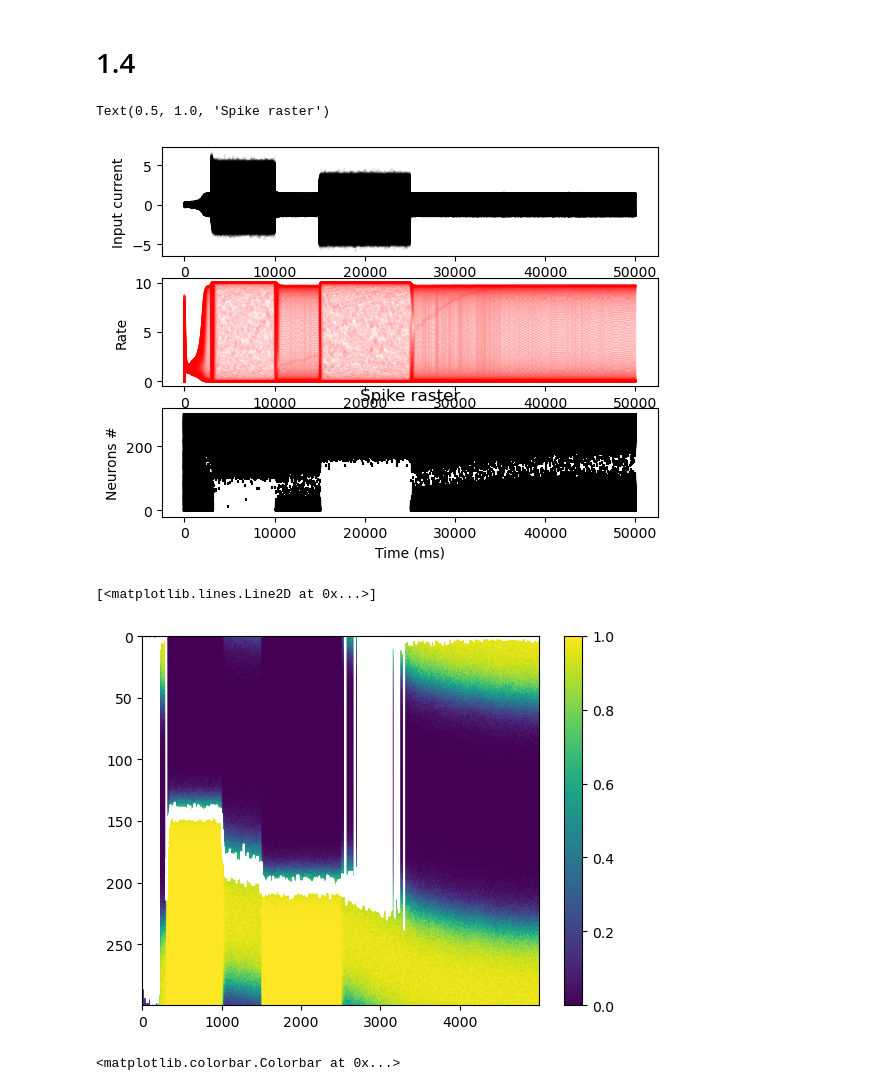
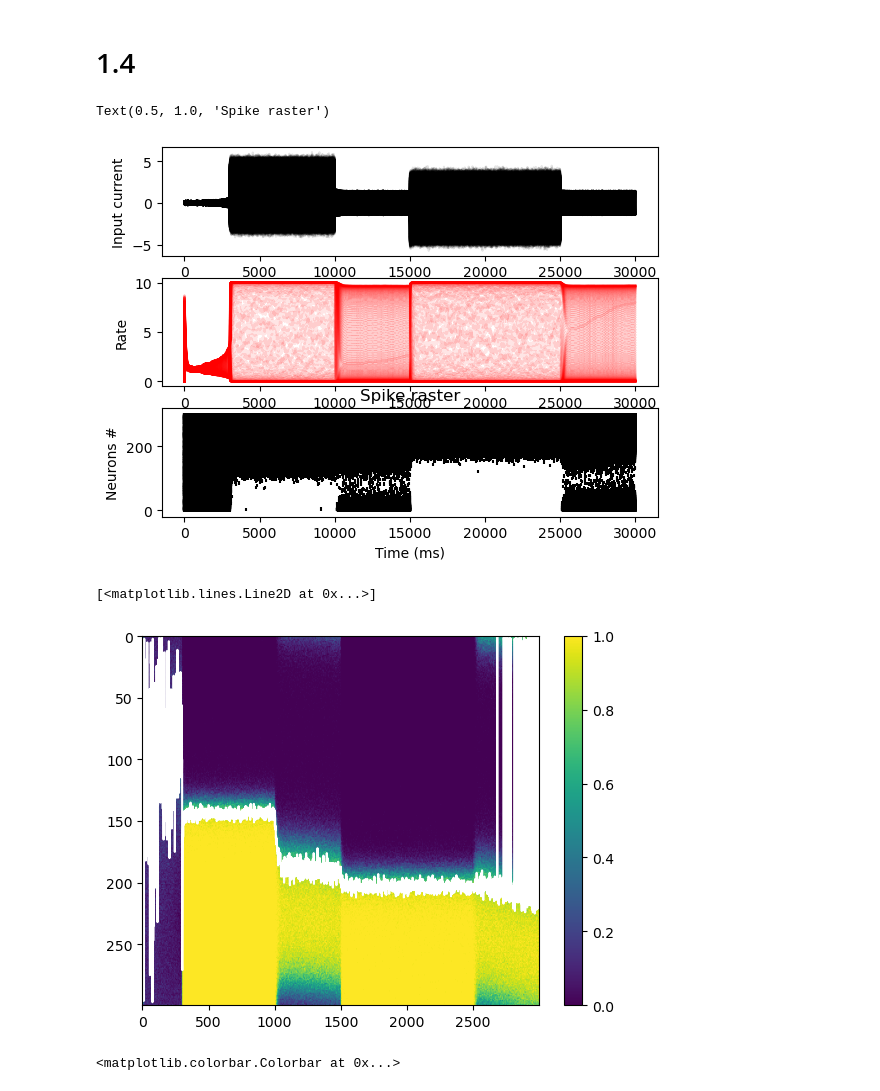
Before and after one commit to nosratullah/path_integration, a Jupyter notebook: attractors.ipynb, the cells around one changed output. Saved outputs shown, nothing was run; the diff lists cells and outputs as text; code cells hidden in the pictures.

```diff
--- a/attractors.ipynb
+++ b/attractors.ipynb
@@ -211,7 +211,7 @@ interactive(children=(FloatSlider(value=5.0, description='J', max=20.0), Output(
 ## 1.1
 The value $j=5 pC$ consistantly produce a bump attractor, although there are itterations for which $j=4 pC$ also shows the bump dynamics.
 # %%
-T = 5000 # ms
+T = 1000 # ms
 dt = .1 # ms
 N = 300
 X = np.linspace(0, 2 * np.pi, N)
@@ -306,7 +306,7 @@ def external_input(X, mu, sigma):
     return np.random.normal(X - mu, sigma, X.shape)
     # return np.random.normal(mu, sigma, h.shape)
 # %%
-T = 5000 # ms
+T = 3000 # ms
 dt = .1 # ms
 N = 300
 X = np.linspace(0, 2 * np.pi, N)
@@ -330,34 +330,34 @@ for t in range(1, int(T/dt)):
     if t >= int(300/dt) and t < int(1000/dt):
         external_input_at_t = external_input(X, 2 * np.pi / 3, np.pi/8)
     elif t >= int(1500/dt) and t < int(2500/dt):
         external_input_at_t = external_input(X, 4 * np.pi / 3, np.pi/8)
     else:
         external_input_at_t = np.zeros(N)
     I[:, t] = J * (np.cos(X) * m_cos + np.sin(X) * m_sin) + external_input_at_t
     h[:, t] = h[:, t-1] + dt * dhdt(h[:, t-1], I[:, t-1], tau, R)
     rate[:, t] = r0 * transfer(h[:, t], alpha, beta)
     spikes[:, t] = np.random.binomial(1, rate[:, t] * dt)
     m_cos = np.mean(np.cos(X) * spikes[:, t])
     m_sin = np.mean(np.sin(X) * spikes[:, t])
 
 # figure = plt.figure(figsize=(10, 5))
 plt.subplot(311)
 plt.plot(I.T, color = 'black', alpha = .1)
 plt.ylabel('Input current')
 plt.subplot(312)
 plt.plot(rate.T, color = 'red', alpha = .1)
 plt.ylabel('Rate')
 plt.subplot(313)
 # plotting the spike raster
 for n in range(N):
     spikes_n = np.where(spikes[n, :])[0]
     plt.vlines(spikes_n, n-.5e1, n+.5e1, color='black')
 plt.xlabel('Time (ms)')
 plt.ylabel('Neurons #')
 plt.title('Spike raster')
 # %% [output]
 Text(0.5, 1.0, 'Spike raster')
-[figure, old version]
+[figure, new version]
 # %%
 mean_rate = calculate_mean_rate(N, T, dt, spikes)
 mean_over_time = np.mean(mean_rate, axis=1)
@@ -371,7 +371,7 @@ for t in range(1, T):
 plt.plot(max_neuron_rate, color='white')
 # %% [output]
 [<matplotlib.lines.Line2D at 0x...>]
-[figure, old version]
+[figure, new version]
 # %%
 # Paramètres du réseau
 # Fonction de connectivité
```
Also changed, not shown: parts of 13 cells of this notebook.
